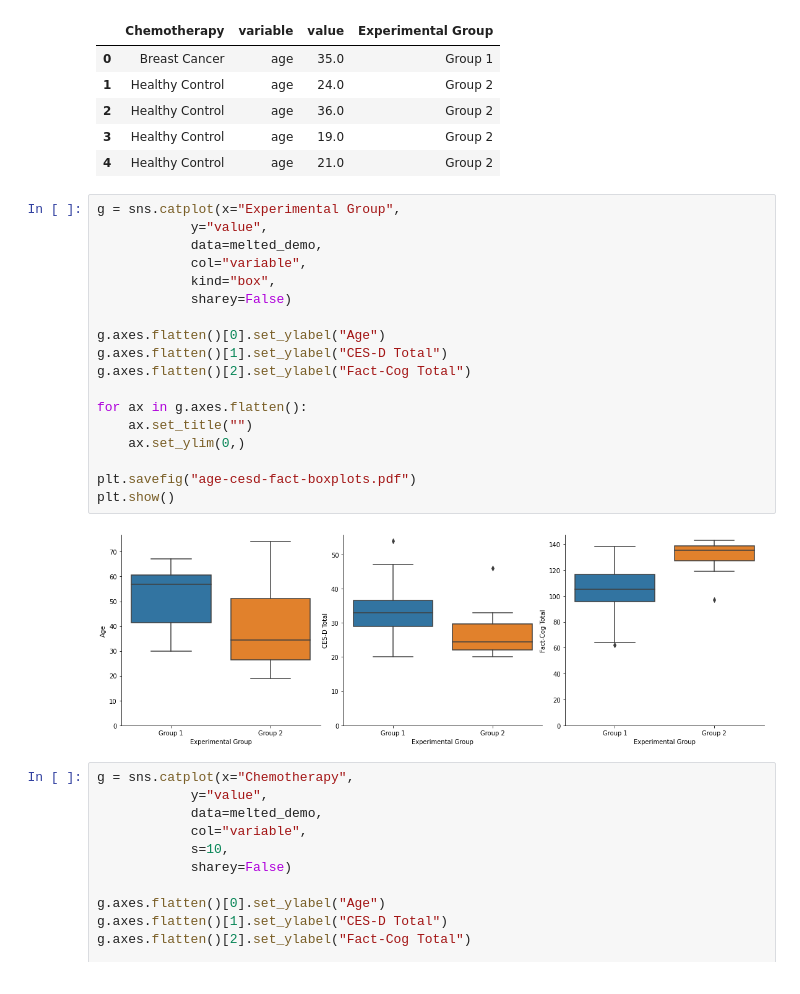
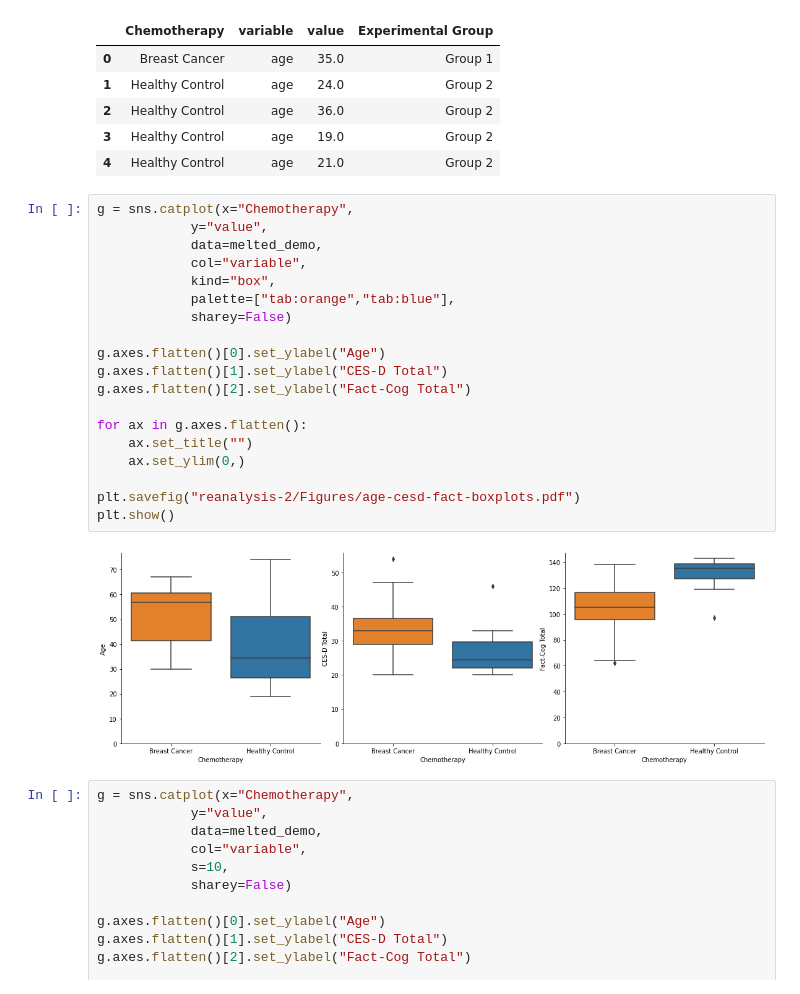
Before and after one commit to sterrettJD/Chemobrain, a Jupyter notebook: Final figs and additional analyses.ipynb, the cells around one changed output. Cells and saved outputs as stored; diff of their text form.

Commit message:
Remake psych figure with updated palette

```diff
--- a/Final figs and additional analyses.ipynb
+++ b/Final figs and additional analyses.ipynb
@@ -259,25 +254,26 @@ melted_demo.head()
 | 3 | Healthy Control | age | 19.0 | Group 2 |
 | 4 | Healthy Control | age | 21.0 | Group 2 |
 # %%
-g = sns.catplot(x="Experimental Group",
+g = sns.catplot(x="Chemotherapy",
             y="value",
             data=melted_demo,
             col="variable",
             kind="box",
+            palette=["tab:orange","tab:blue"],
             sharey=False)
 
 g.axes.flatten()[0].set_ylabel("Age")
 g.axes.flatten()[1].set_ylabel("CES-D Total")
 g.axes.flatten()[2].set_ylabel("Fact-Cog Total")
 
 for ax in g.axes.flatten():
     ax.set_title("")
     ax.set_ylim(0,)
 
-plt.savefig("age-cesd-fact-boxplots.pdf")
+plt.savefig("reanalysis-2/Figures/age-cesd-fact-boxplots.pdf")
 plt.show()
 # %% [output]
-[figure, old version]
+[figure, new version]
 # %%
 g = sns.catplot(x="Chemotherapy",
             y="value",
```
Also changed, not shown: parts of 1 cell of this notebook.
